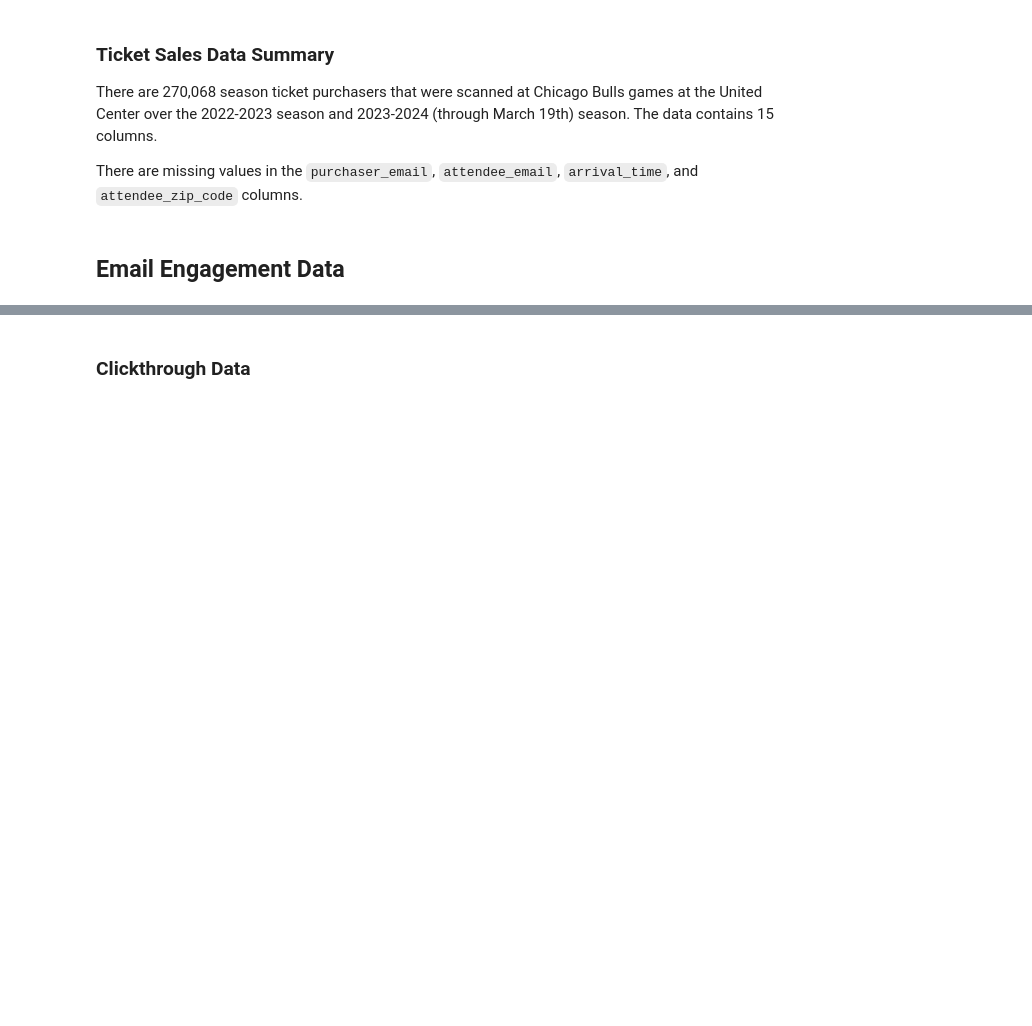
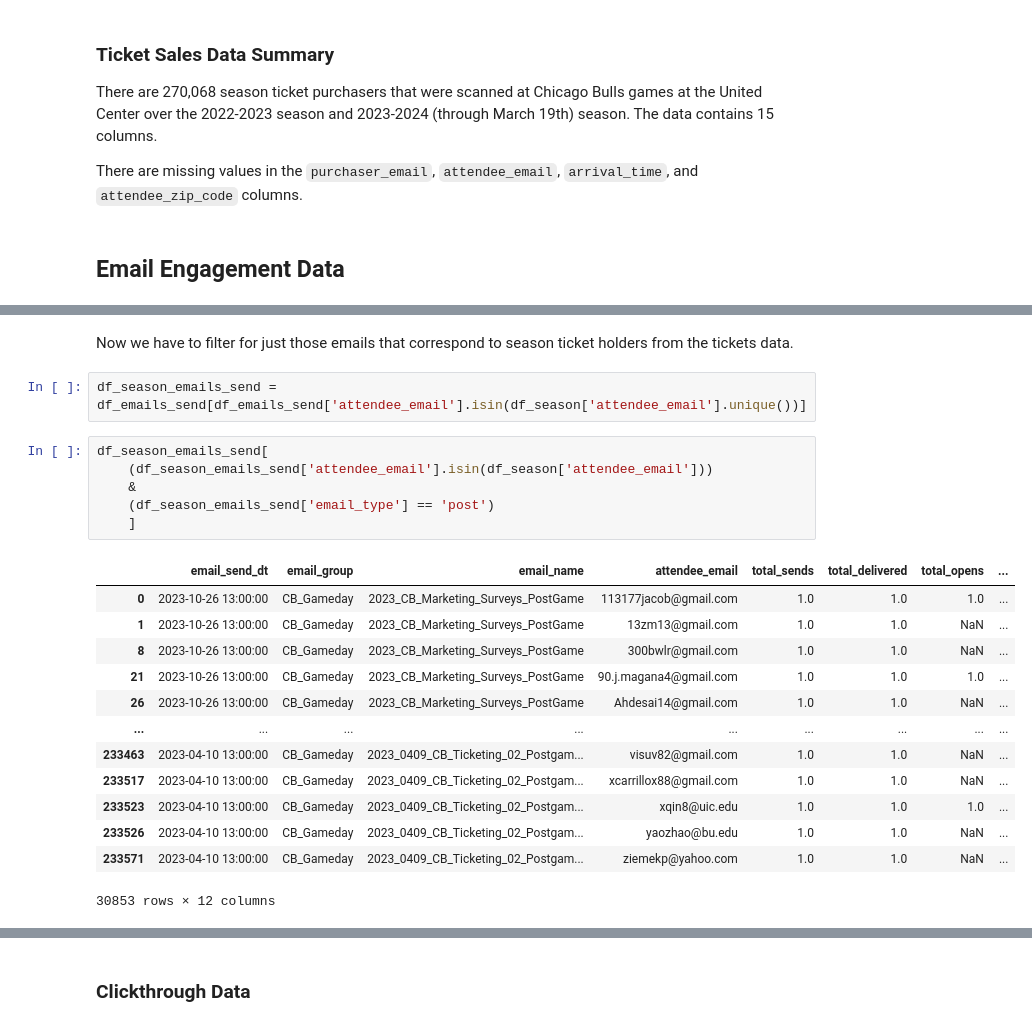
Before and after one commit to mathewj1/acl_spring_24_bulls2, a Jupyter notebook: notebooks/data_eda_bulls2.ipynb, the cells around one changed output, grey strips where cells are left out. Drawn from its saved outputs; the diff is of its cells as text; blank space fills up the shorter version.

```diff
--- a/notebooks/data_eda_bulls2.ipynb
+++ b/notebooks/data_eda_bulls2.ipynb
@@ -227,0 +315,24 @@ df_kbyg_send.head()
+# %% [markdown]
+Now we have to filter for just those emails that correspond to season ticket holders from the tickets data.
+# %%
+df_season_emails_send = df_emails_send[df_emails_send['attendee_email'].isin(df_season['attendee_email'].unique())]
+# %%
+df_season_emails_send[
+    (df_season_emails_send['attendee_email'].isin(df_season['attendee_email']))
+    &
+    (df_season_emails_send['email_type'] == 'post')
+    ]
+# %% [output]
+|  | email_send_dt | email_group | email_name | attendee_email | total_sends | total_delivered | total_opens | ... |
+| 0 | 2023-10-26 13:00:00 | CB_Gameday | 2023_CB_Marketing_Surveys_PostGame | 113177jacob@gmail.com | 1.0 | 1.0 | 1.0 | ... |
+| 1 | 2023-10-26 13:00:00 | CB_Gameday | 2023_CB_Marketing_Surveys_PostGame | 13zm13@gmail.com | 1.0 | 1.0 | NaN | ... |
+| 8 | 2023-10-26 13:00:00 | CB_Gameday | 2023_CB_Marketing_Surveys_PostGame | 300bwlr@gmail.com | 1.0 | 1.0 | NaN | ... |
+| 21 | 2023-10-26 13:00:00 | CB_Gameday | 2023_CB_Marketing_Surveys_PostGame | 90.j.magana4@gmail.com | 1.0 | 1.0 | 1.0 | ... |
+| 26 | 2023-10-26 13:00:00 | CB_Gameday | 2023_CB_Marketing_Surveys_PostGame | Ahdesai14@gmail.com | 1.0 | 1.0 | NaN | ... |
+| ... | ... | ... | ... | ... | ... | ... | ... | ... |
+| 233463 | 2023-04-10 13:00:00 | CB_Gameday | 2023_0409_CB_Ticketing_02_Postgam... | visuv82@gmail.com | 1.0 | 1.0 | NaN | ... |
+| 233517 | 2023-04-10 13:00:00 | CB_Gameday | 2023_0409_CB_Ticketing_02_Postgam... | xcarrillox88@gmail.com | 1.0 | 1.0 | NaN | ... |
+| 233523 | 2023-04-10 13:00:00 | CB_Gameday | 2023_0409_CB_Ticketing_02_Postgam... | xqin8@uic.edu | 1.0 | 1.0 | 1.0 | ... |
+| 233526 | 2023-04-10 13:00:00 | CB_Gameday | 2023_0409_CB_Ticketing_02_Postgam... | yaozhao@bu.edu | 1.0 | 1.0 | NaN | ... |
+| 233571 | 2023-04-10 13:00:00 | CB_Gameday | 2023_0409_CB_Ticketing_02_Postgam... | ziemekp@yahoo.com | 1.0 | 1.0 | NaN | ... |
+30853 rows × 12 columns
```
Also changed, not shown: parts of 28 cells of this notebook.
